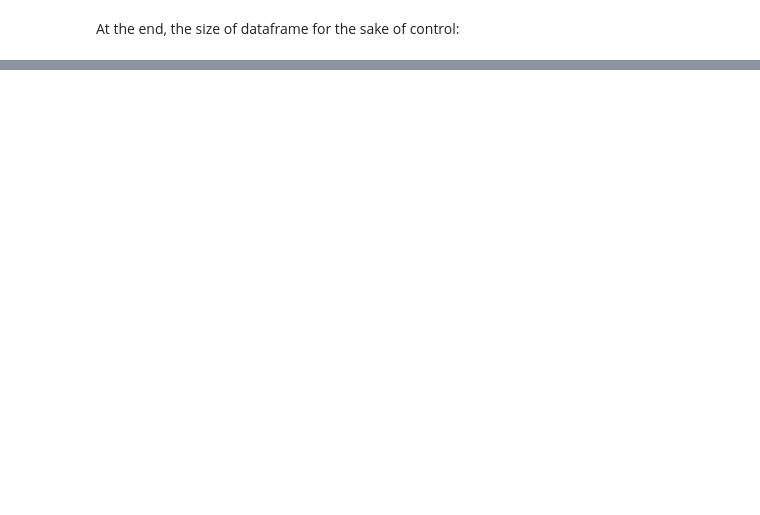
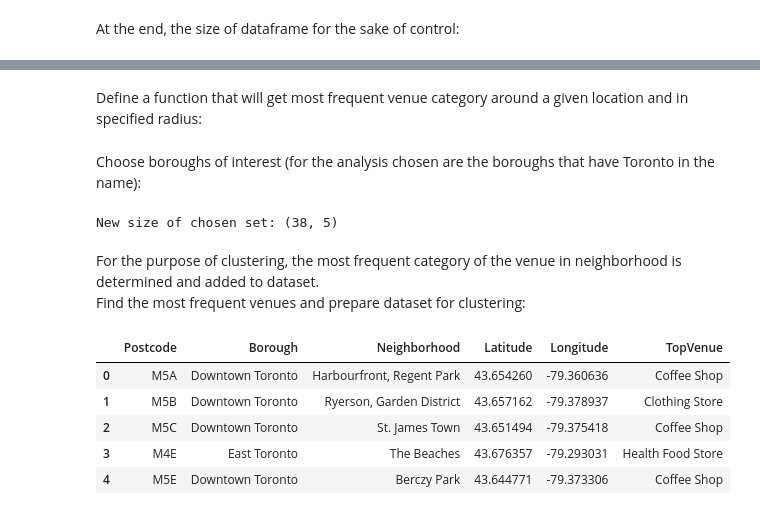
Before and after one commit to nihadh-ML/Coursera_Capstone, a Jupyter notebook: Clustering_neighborhoods_in_Toronto_NH.ipynb, the cells around one changed output, grey strips where cells are left out. Drawn from its saved outputs; the diff is of its cells as text; code cells hidden in the pictures; blank space fills up the shorter version.

```diff
--- a/Clustering_neighborhoods_in_Toronto_NH.ipynb
+++ b/Clustering_neighborhoods_in_Toronto_NH.ipynb
@@ -76,0 +245,2 @@ df_assigned.shape
+# %% [markdown]
+Define a function that will get most frequent venue category around a given location and in specified radius:
@@ -76,0 +267,41 @@ df_assigned.shape
+# %% [markdown]
+Choose boroughs of interest (for the analysis chosen are the boroughs that have Toronto in the name):
+# %%
+df_final_geo_toronto = df_final_geo[df_final_geo.Borough.str.contains('Toronto')]
+print('New size of chosen set:',df_final_geo_toronto.shape)
+# %% [output]
+New size of chosen set: (38, 5)
+# %% [markdown]
+For the purpose of clustering, the most frequent category of the venue in neighborhood is determined and added to dataset.
+Find the most frequent venues and prepare dataset for clustering:
+# %%
+column_names = ['Postcode','Borough', 'Neighborhood', 'Latitude', 'Longitude','TopVenue']
+
+# instantiate the dataframe
+df_toronto = pd.DataFrame(columns=column_names)
+
+for i in range(0,df_final_geo_toronto.shape[0]):
+    neighborhood_postcode = df_final_geo_toronto.iloc[i]['Postcode']
+    borough = df_final_geo_toronto.iloc[i]['Borough']
+    neighborhood_latitude = df_final_geo_toronto.iloc[i]['Latitude'] # neighborhood latitude value
+    neighborhood_longitude = df_final_geo_toronto.iloc[i]['Longitude'] # neighborhood longitude value
+    neighborhood_name = df_final_geo_toronto.iloc[i]['Neighborhood'] # neighborhood name
+
+    radius=500
+    limit=100
+    top_venue = getTopVenue(neighborhood_latitude, neighborhood_longitude, radius, limit)
+
+    df_toronto = df_toronto.append({'Postcode': neighborhood_postcode,
+                       'Borough': borough,
+                       'Neighborhood': neighborhood_name,
+                       'Latitude': neighborhood_latitude,
+                       'Longitude': neighborhood_longitude,
+                       'TopVenue': top_venue},ignore_index = True)
+df_toronto.head()
+# %% [output]
+|  | Postcode | Borough | Neighborhood | Latitude | Longitude | TopVenue |
+| 0 | M5A | Downtown Toronto | Harbourfront, Regent Park | 43.654260 | -79.360636 | Coffee Shop |
+| 1 | M5B | Downtown Toronto | Ryerson, Garden District | 43.657162 | -79.378937 | Clothing Store |
+| 2 | M5C | Downtown Toronto | St. James Town | 43.651494 | -79.375418 | Coffee Shop |
+| 3 | M4E | East Toronto | The Beaches | 43.676357 | -79.293031 | Health Food Store |
+| 4 | M5E | Downtown Toronto | Berczy Park | 43.644771 | -79.373306 | Coffee Shop |
```
Also changed, not shown: parts of 29 cells of this notebook.
